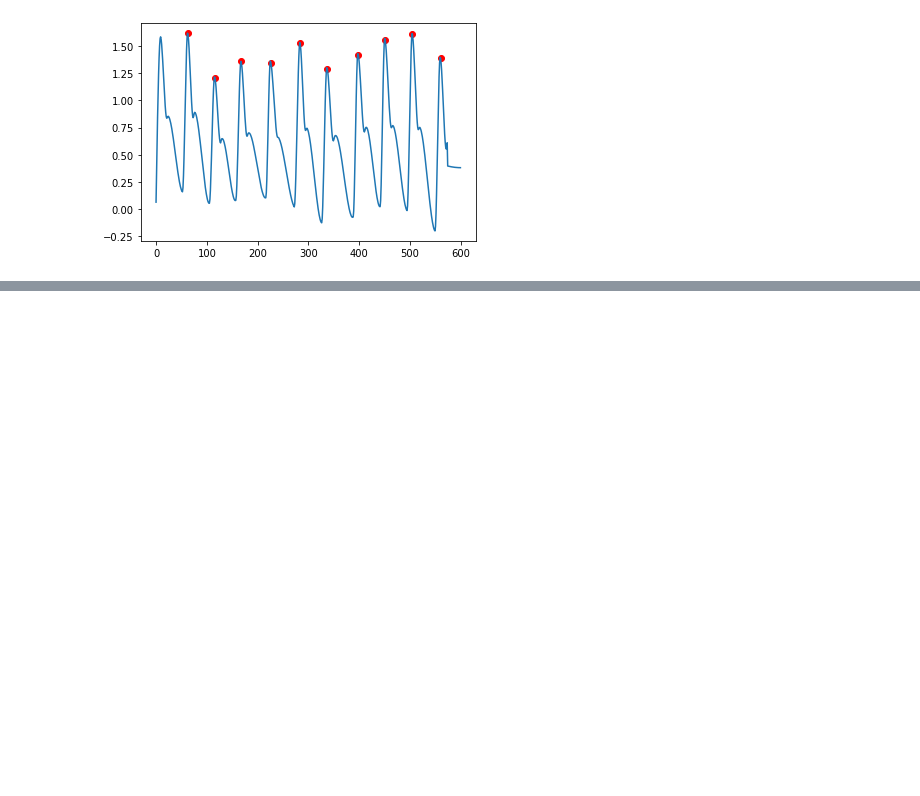
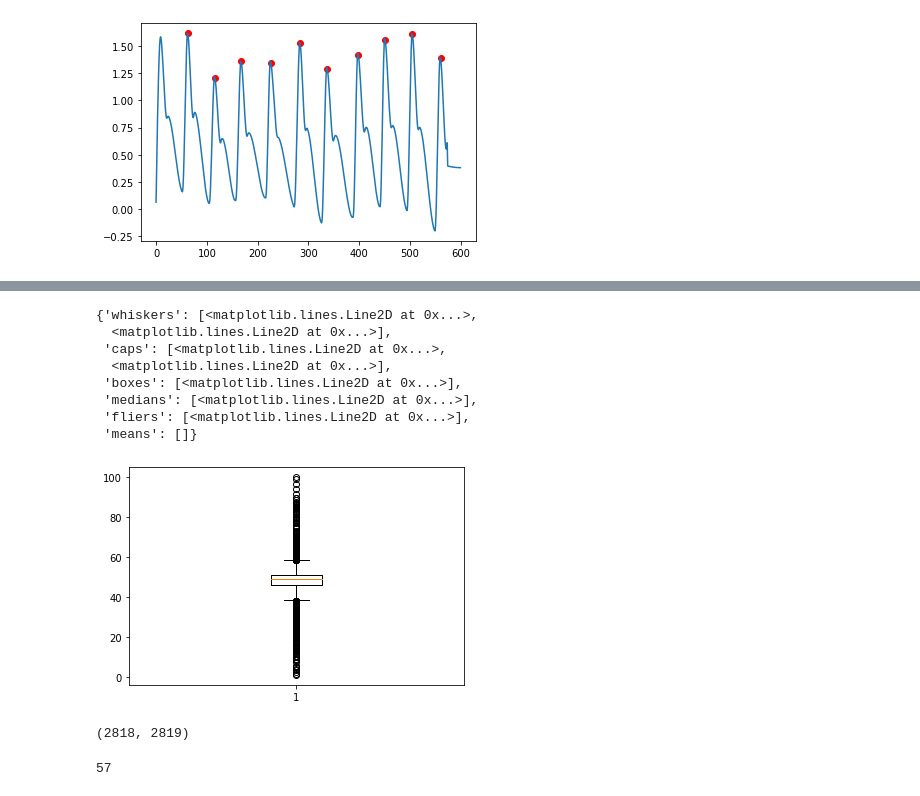
Before and after one commit to epsilon-deltta/spi2nrs, a Jupyter notebook: test.ipynb, the cells around one changed output, grey strips where cells are left out. Saved outputs shown, nothing was run; the diff lists cells and outputs as text; code cells hidden in the pictures; blank space fills up the shorter version.

```diff
--- a/test.ipynb
+++ b/test.ipynb
@@ -559,0 +744,16 @@ plt.plot(ppg)
+# %%
+plt.boxplot(aca_dia)
+# %% [output]
+{'whiskers': [<matplotlib.lines.Line2D at 0x...>,
+  <matplotlib.lines.Line2D at 0x...>],
+ 'caps': [<matplotlib.lines.Line2D at 0x...>,
+  <matplotlib.lines.Line2D at 0x...>],
+ 'boxes': [<matplotlib.lines.Line2D at 0x...>],
+ 'medians': [<matplotlib.lines.Line2D at 0x...>],
+ 'fliers': [<matplotlib.lines.Line2D at 0x...>],
+ 'means': []}
+[figure, added]
+# %%
+len(bottom_dia_idx),len(peaks_idx)
+# %% [output]
+(2818, 2819)
@@ -559,0 +766,4 @@ plt.plot(ppg)
+# %%
+p0+np.argmin(x[p0:p1])
+# %% [output]
+57
```
Also changed, not shown: parts of 23 cells of this notebook.
